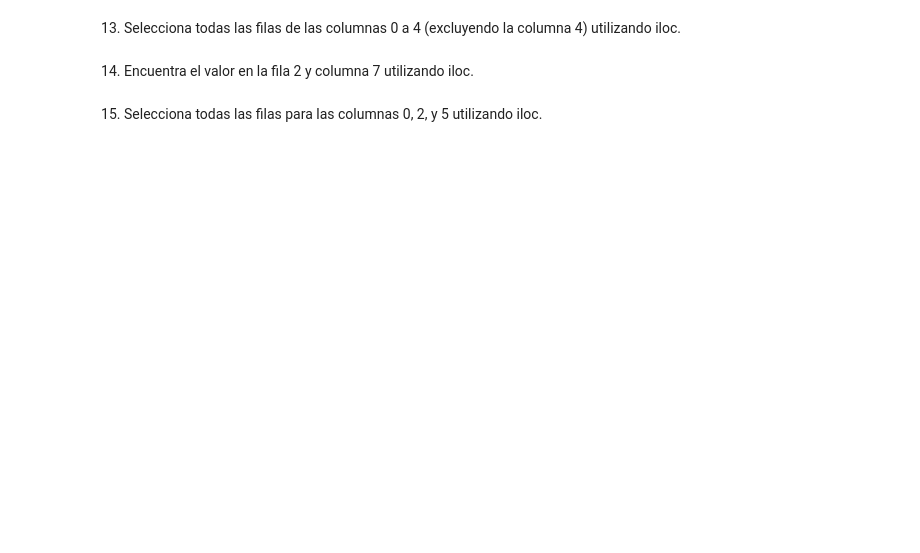
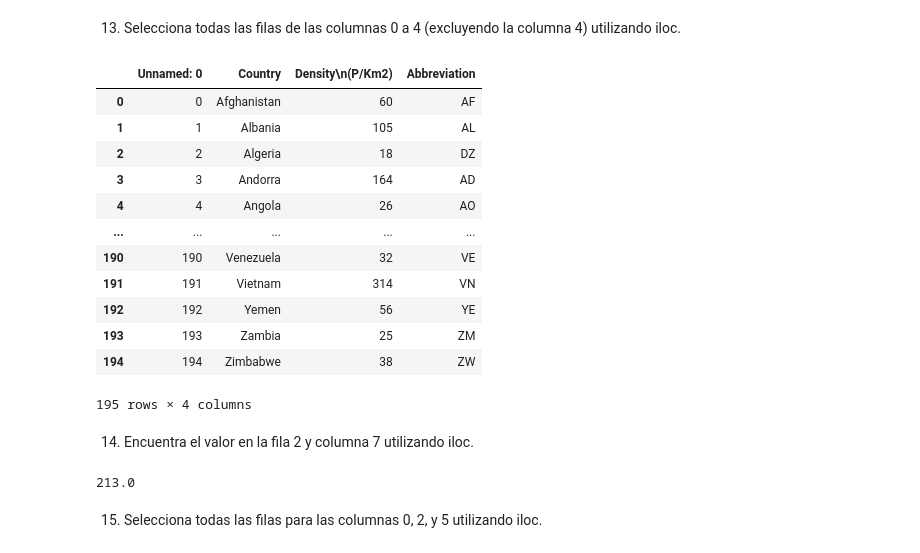
Before and after one commit to Adalab/da-promoF-modulo3-sprint1-pairprogramming-BelenZahara, a Jupyter notebook: PairProgrammingEDA.ipynb, the cells around one changed output. Cells and saved outputs as stored; diff of their text form; code cells hidden in the pictures; blank space fills up the shorter version.

```diff
--- a/PairProgrammingEDA.ipynb
+++ b/PairProgrammingEDA.ipynb
@@ -53,6 +329,26 @@ Ejercicios de exploración del conjunto de da
 # %% [markdown]
 13. Selecciona todas las filas de las columnas 0 a 4 (excluyendo la columna 4) utilizando iloc.
+# %%
+df.iloc[:,range(0,4)]
+# %% [output]
+|  | Unnamed: 0 | Country | Density\n(P/Km2) | Abbreviation |
+| 0 | 0 | Afghanistan | 60 | AF |
+| 1 | 1 | Albania | 105 | AL |
+| 2 | 2 | Algeria | 18 | DZ |
+| 3 | 3 | Andorra | 164 | AD |
+| 4 | 4 | Angola | 26 | AO |
+| ... | ... | ... | ... | ... |
+| 190 | 190 | Venezuela | 32 | VE |
+| 191 | 191 | Vietnam | 314 | VN |
+| 192 | 192 | Yemen | 56 | YE |
+| 193 | 193 | Zambia | 25 | ZM |
+| 194 | 194 | Zimbabwe | 38 | ZW |
+195 rows × 4 columns
 # %% [markdown]
 14. Encuentra el valor en la fila 2 y columna 7 utilizando iloc.
+# %%
+df.iloc[2,7]
+# %% [output]
+213.0
 # %% [markdown]
 15. Selecciona todas las filas para las columnas 0, 2, y 5 utilizando iloc.
```
Also changed, not shown: parts of 33 cells of this notebook.
